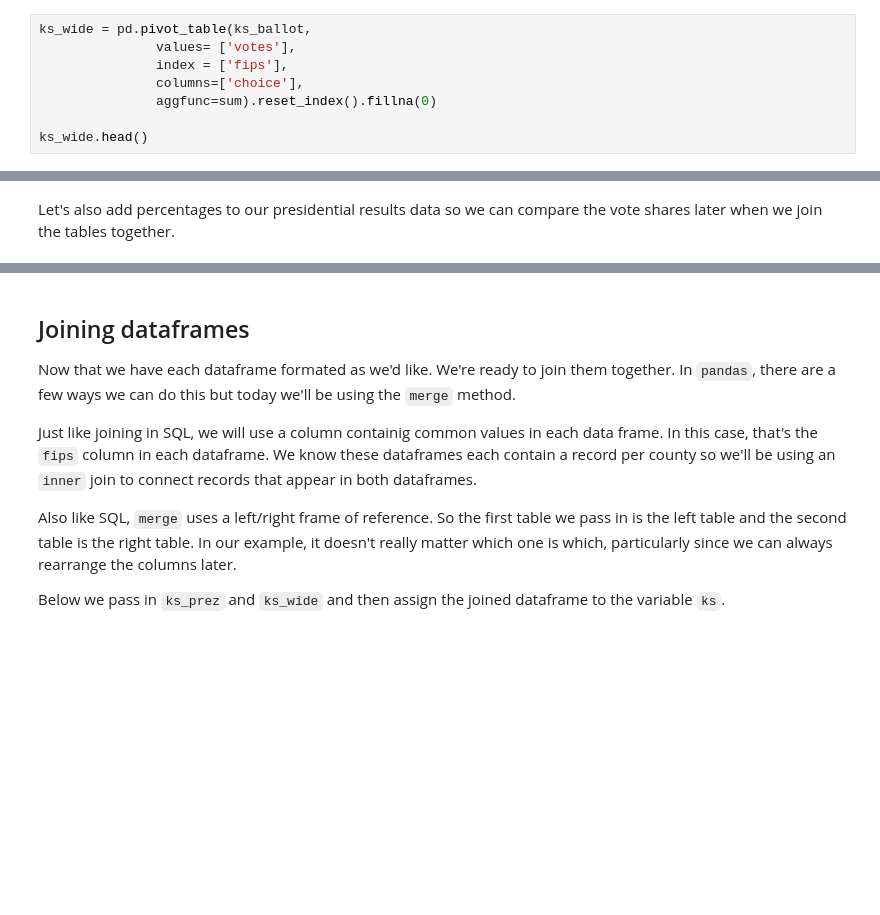
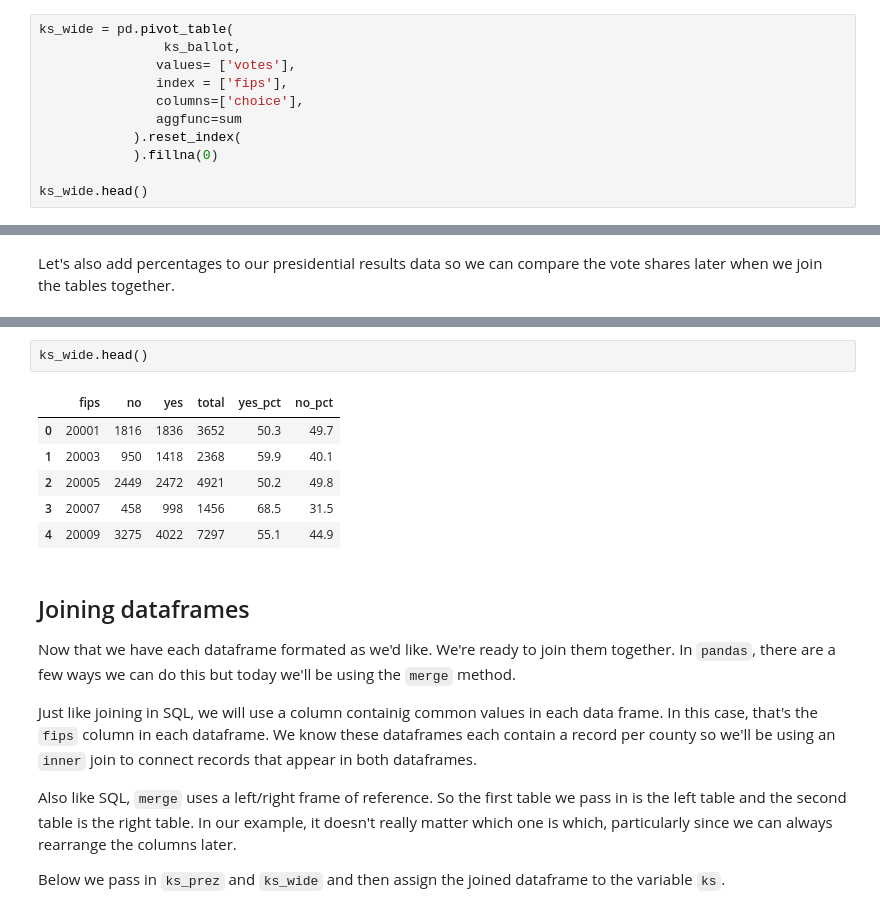
Before and after one commit to chadday/gtown_python, a Jupyter notebook: pandas_2_walkthru.ipynb, the cells around one changed output, grey strips where cells are left out. Cells and saved outputs as stored; diff of their text form; blank space fills up the shorter version.

```diff
--- a/pandas_2_walkthru.ipynb
+++ b/pandas_2_walkthru.ipynb
@@ -90,10 +147,13 @@ Lastly, I'm going to do two things to our pivot_table. I'm going to reset the in
 
 Let's try it out, assigning the pivot table as a variable named `ks_wide`
 # %%
-ks_wide = pd.pivot_table(ks_ballot,
+ks_wide = pd.pivot_table(
+                ks_ballot,
                values= ['votes'],
                index = ['fips'],
                columns=['choice'],
-               aggfunc=sum).reset_index().fillna(0)
+               aggfunc=sum
+            ).reset_index(
+            ).fillna(0)
 
 ks_wide.head()
@@ -126,3 +249,12 @@ ks_prez['trump_pct'] = round(ks_prez['trump'] / ks_prez['prez_total'], 3) * 100
+# %%
+ks_wide.head()
+# %% [output]
+|  | fips | no | yes | total | yes_pct | no_pct |
+| 0 | 20001 | 1816 | 1836 | 3652 | 50.3 | 49.7 |
+| 1 | 20003 | 950 | 1418 | 2368 | 59.9 | 40.1 |
+| 2 | 20005 | 2449 | 2472 | 4921 | 50.2 | 49.8 |
+| 3 | 20007 | 458 | 998 | 1456 | 68.5 | 31.5 |
+| 4 | 20009 | 3275 | 4022 | 7297 | 55.1 | 44.9 |
 # %% [markdown]
 ## Joining dataframes
 
```
Also changed, not shown: parts of 20 cells of this notebook, 2 other files.
